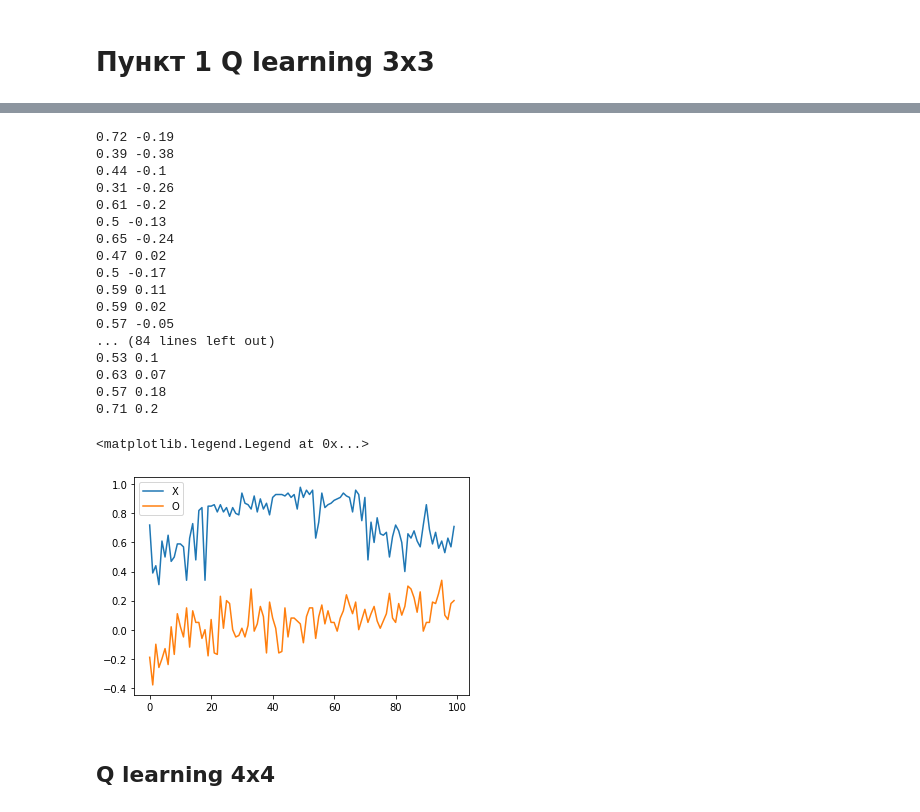
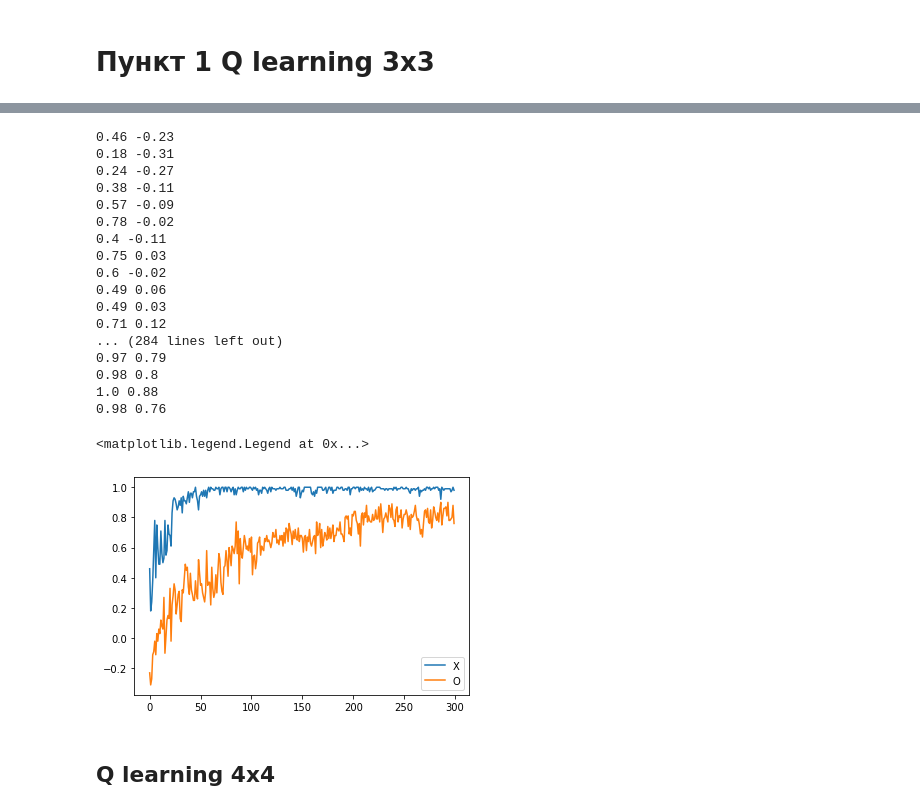
Before and after one commit to akoshel/rl_dl_made_homeworks, a Jupyter notebook: HW2/HW2.ipynb, the cells around one changed output, grey strips where cells are left out. Drawn from its saved outputs; the diff is of its cells as text; code cells hidden in the pictures.

```diff
--- a/HW2/HW2.ipynb
+++ b/HW2/HW2.ipynb
@@ -76,11 +86,13 @@ class GameManager:
 
     def __init__(self, env):
         self.env = env
-        lr = 0.03
-        gamma = 0.8
+        lr = 0.07
+        gamma = 0.6
         s, empty_spaces, turn =self.env.getState()
         self.Q = defaultdict(lambda: np.random.rand(len(empty_spaces)))
-        self.players = [Player(lr, gamma, self.Q, 0.3), Player(lr, gamma, self.Q, 0.3)]
+        self.players = [Player(lr, gamma, self.Q, 0.2), Player(lr, gamma, self.Q, 0.2)]
+        random_player = RandomPlayer()
+        self.eval_players = [[random_player, self.players[1]], [self.players[0], random_player]]
 
     def run_episode(self):
         self.env.reset()
@@ -94,7 +106,7 @@ class GameManager:
             a = self.players[player_id].get_action(s)
             self.players[player_id].update_Q(s, a, 0)
             player_id = 1 if player_id == 0 else 0
-            (s, empty_spaces, turn), r , done, _ = env.step(env.action_from_int(a))
+            (s, empty_spaces, turn), r , done, _ = self.env.step(self.env.action_from_int(a))
         self.players[0].update_Q(s, a, r)
         self.players[1].update_Q(s, a, -r)
 
@@ -102,20 +114,19 @@ class GameManager:
         self.env.reset()
         s, empty_spaces, turn =self.env.getState()
         done = False
-        players_eval = deepcopy(self.players)
-        players_eval[random_player_id] = RandomPlayer()
+        players_eval = self.eval_players[random_player_id]
         player_id = 0
         while not done:
             a = players_eval[player_id].get_greedy_action(s)
             player_id = 1 if player_id == 0 else 0
-            (s, empty_spaces, turn), r , done, _ = env.step(env.action_from_int(a))
+            (s, empty_spaces, turn), r , done, _ = self.env.step(self.env.action_from_int(a))
         return r
 # %%
 game_manager = GameManager(env)
 # %%
 eval_results_o = []
 eval_results_x = []
-for i in range(100):
+for i in range(300):
     eval_x = []
     eval_o = []
     for _ in range(1000):
@@ -130,23 +141,23 @@ for i in range(100):
     eval_results_x.append(mean_x)
     eval_results_o.append(mean_o)
 # %% [output]
-0.72 -0.19
-0.39 -0.38
-0.44 -0.1
-0.31 -0.26
-0.61 -0.2
-0.5 -0.13
-0.65 -0.24
-0.47 0.02
-0.5 -0.17
-0.59 0.11
-0.59 0.02
-0.57 -0.05
-... (84 lines left out)
-0.53 0.1
-0.63 0.07
-0.57 0.18
-0.71 0.2
+0.46 -0.23
+0.18 -0.31
+0.24 -0.27
+0.38 -0.11
+0.57 -0.09
+0.78 -0.02
+0.4 -0.11
+0.75 0.03
+0.6 -0.02
+0.49 0.06
+0.49 0.03
+0.71 0.12
+... (284 lines left out)
+0.97 0.79
+0.98 0.8
+1.0 0.88
+0.98 0.76
 # %%
 with open('q_dict.pkl', 'wb') as handle:
     pickle.dump(dict(game_manager.Q), handle, protocol=pickle.HIGHEST_PROTOCOL)
@@ -155,11 +166,11 @@ with open('q_dict.pkl', 'rb') as f:
     data_new = pickle.load(f)
 # %%
 plt.plot(eval_results_x, label="X")
-plt.plot(np.array(eval_results_o) * -1, label="O")
+plt.plot(np.array(eval_results_o), label="O")
 plt.legend()
 # %% [output]
 <matplotlib.legend.Legend at 0x...>
-[figure, old version]
+[figure, new version]
 # %% [markdown]
 ## Q learning 4x4
 # %%
```
Also changed, not shown: parts of 17 cells of this notebook, 1 other file.
